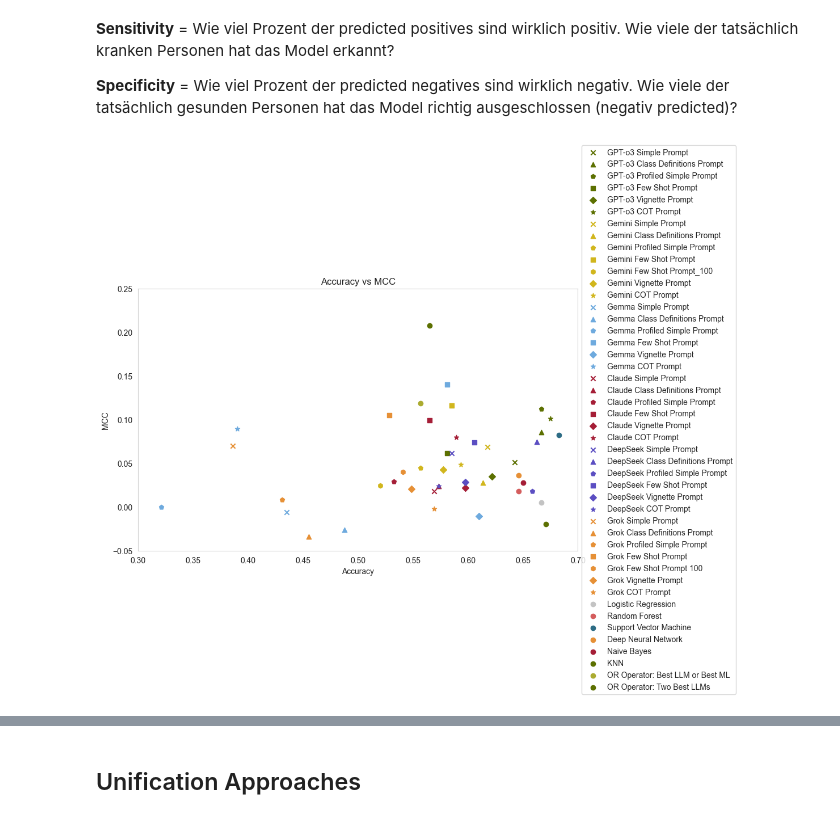
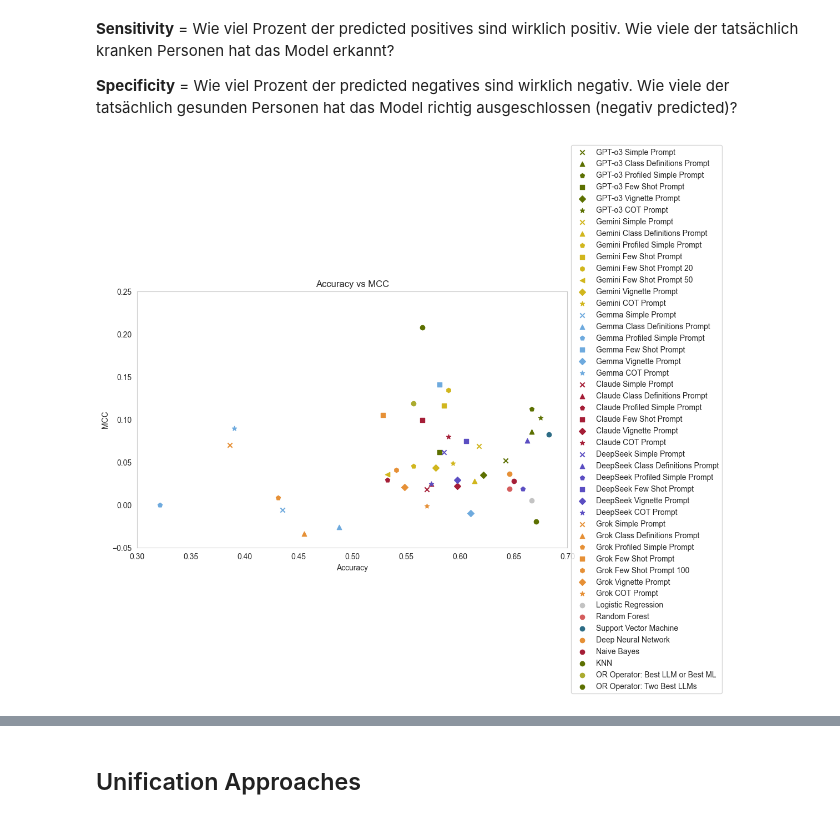
Before and after one commit to kimmizi/master_thesis, a Jupyter notebook: exp/05_Evaluation_Performance.ipynb, the cells around one changed output, grey strips where cells are left out. Saved outputs shown, nothing was run; the diff lists cells and outputs as text; code cells hidden in the pictures.

Commit message:
Running Gemini many shot prompts 20 and 50

```diff
--- a/exp/05_Evaluation_Performance.ipynb
+++ b/exp/05_Evaluation_Performance.ipynb
@@ -89,6 +69,3 @@ y_pred_Gemini_few_shot_prompt_20_3 = pd.read_csv("02_LLM/y_pred_LLMs/Gemini/y_pr
-# %%
-y_pred_Gemini_few_shot_prompt_20 = pd.concat([y_pred_Gemini_few_shot_prompt_20_1, y_pred_Gemini_few_shot_prompt_20_2, y_pred_Gemini_few_shot_prompt_20_3], axis = 0)
-y_pred_Gemini_few_shot_prompt_20.to_csv("02_LLM/y_pred_LLMs/Gemini/y_pred_gemini_few_shot_prompt_20.csv", sep =",", index = False)
 # %%
 y_pred_Gemma_simple_prompt = pd.read_csv("02_LLM/y_pred_LLMs/Gemma/y_pred_gemma_simple_prompt.csv", sep =",")
 y_pred_Gemma_class_def_prompt = pd.read_csv("02_LLM/y_pred_LLMs/Gemma/y_pred_gemma_class_definitions_prompt.csv", sep =",")
@@ -295,6 +270,8 @@ metrics_Gemini_simple_prompt = calculate_metrics(y_test, y_pred_Gemini_simple_pr
 metrics_Gemini_class_def_prompt = calculate_metrics(y_test, y_pred_Gemini_class_def_prompt["y_pred"])
 metrics_Gemini_profiled_simple_prompt = calculate_metrics(y_test, y_pred_Gemini_profiled_simple_prompt["y_pred"])
 metrics_Gemini_few_shot_prompt = calculate_metrics(y_test, y_pred_Gemini_few_shot_prompt["y_pred"])
+metrics_Gemini_few_shot_prompt_20 = calculate_metrics(y_test, y_pred_Gemini_few_shot_prompt_20["y_pred"])
+metrics_Gemini_few_shot_prompt_50 = calculate_metrics(y_test, y_pred_Gemini_few_shot_prompt_50["y_pred"])
 metrics_Gemini_few_shot_prompt_100 = calculate_metrics(y_test, y_pred_Gemini_few_shot_prompt_100["y_pred"])
 metrics_Gemini_vignette_prompt = calculate_metrics(y_test, y_pred_Gemini_vignette_prompt["y_pred"])
 metrics_Gemini_cot_prompt = calculate_metrics(y_test, y_pred_Gemini_cot_prompt["y_pred"])
@@ -457,7 +432,9 @@ plt.scatter(metrics_Gemini_simple_prompt["accuracy"], metrics_Gemini_simple_prom
 plt.scatter(metrics_Gemini_class_def_prompt["accuracy"], metrics_Gemini_class_def_prompt["mcc"], label = "Gemini Class Definitions Prompt", color = hex_colors[2], marker = "^")
 plt.scatter(metrics_Gemini_profiled_simple_prompt["accuracy"], metrics_Gemini_profiled_simple_prompt["mcc"], label = "Gemini Profiled Simple Prompt", color = hex_colors[2], marker = "p")
 plt.scatter(metrics_Gemini_few_shot_prompt["accuracy"], metrics_Gemini_few_shot_prompt["mcc"], label = "Gemini Few Shot Prompt", color = hex_colors[2], marker = "s")
-plt.scatter(metrics_Gemini_few_shot_prompt_100["accuracy"], metrics_Gemini_few_shot_prompt_100["mcc"], label = "Gemini Few Shot Prompt_100", color = hex_colors[2], marker = "h")
+plt.scatter(metrics_Gemini_few_shot_prompt_20["accuracy"], metrics_Gemini_few_shot_prompt_20["mcc"], label = "Gemini Few Shot Prompt 20", color = hex_colors[2], marker = "h")
+plt.scatter(metrics_Gemini_few_shot_prompt_50["accuracy"], metrics_Gemini_few_shot_prompt_50["mcc"], label = "Gemini Few Shot Prompt 50", color = hex_colors[2], marker = "<")
+# plt.scatter(metrics_Gemini_few_shot_prompt_100["accuracy"], metrics_Gemini_few_shot_prompt_100["mcc"], label = "Gemini Few Shot Prompt 100", color = hex_colors[2], marker = "h")
 plt.scatter(metrics_Gemini_vignette_prompt["accuracy"], metrics_Gemini_vignette_prompt["mcc"], label = "Gemini Vignette Prompt", color = hex_colors[2], marker = "D")
 plt.scatter(metrics_Gemini_cot_prompt["accuracy"], metrics_Gemini_cot_prompt["mcc"], label = "Gemini COT Prompt", color = hex_colors[2], marker = "*")
 
@@ -507,34 +484,34 @@ plt.scatter(metrics_OR_best_LLMs["accuracy"], metrics_OR_best_LLMs["mcc"], label
 # plt.scatter(metrics_pov_llm_votes["accuracy"], metrics_pov_llm_votes["mcc"], label = "POV LLM Votes", color = "black", marker = "p")
 # plt.scatter(metrics_pov_simple_votes["accuracy"], metrics_pov_simple_votes["mcc"], label = "POV Simple Votes", color = "black", marker = "x")
 # plt.scatter(metrics_pov_class_definitions_votes["accuracy"], metrics_pov_class_definitions_votes["mcc"], label = "POV Class Definitions Votes", color = "black", marker = "^")
 # plt.scatter(metrics_pov_profiled_simple_votes["accuracy"], metrics_pov_profiled_simple_votes["mcc"], label = "POV Profiled Simple Votes", color = "black", marker = "p")
 # plt.scatter(metrics_pov_few_shot_votes["accuracy"], metrics_pov_few_shot_votes["mcc"], label = "POV Few Shot Votes", color = "black", marker = "s")
 # plt.scatter(metrics_pov_vignette_votes["accuracy"], metrics_pov_vignette_votes["mcc"], label = "POV Vignette Votes", color = "black", marker = "D")
 # plt.scatter(metrics_pov_cot_votes["accuracy"], metrics_pov_cot_votes["mcc"], label = "POV COT Votes", color = "black", marker = "*")
 
 
 # plt.scatter(metrics_new_input_dnn["accuracy"], metrics_new_input_dnn["mcc"], label = "New Input DNN", color = "green", marker = "s")
 # plt.scatter(metrics_new_input_svc["accuracy"], metrics_new_input_svc["mcc"], label = "New Input SVC", color = "orange", marker = "D")
 # plt.scatter(metrics_new_input_svc_2["accuracy"], metrics_new_input_svc_2["mcc"], label = "New Input SVC All train set", color = "purple", marker = "*")
 
 plt.xlim(0.3, 0.7)
 plt.ylim(-0.05, 0.25)
 
 # plt.xlim(0, 1.02)
 # plt.ylim(-1.02, 1.02)
 
 plt.xlabel("Accuracy")
 plt.ylabel("MCC")
 plt.title("Accuracy vs MCC")
 plt.legend(loc = 'center left', bbox_to_anchor = (1, 0.5))
 plt.grid()
 
 # # save as png
 # plt.savefig("../doc/figs/01_LLM_ML_performance/accuracy_mcc_LLMs.png", dpi = 300, bbox_inches = "tight")
 # plt.savefig("../doc/figs/01_LLM_ML_performance/accuracy_mcc_all_models.png", dpi = 300, bbox_inches = "tight")
 # plt.savefig("../doc/figs/01_LLM_ML_performance/accuracy_mcc_LLMs_ML_0_1.png", dpi = 300, bbox_inches = "tight")
 # %% [output]
-[figure, old version]
+[figure, new version]
 # %%
 # plot sensitivity vs specificity for all simple prompts
 plt.figure(figsize = (10, 6))
```
Also changed, not shown: parts of 5 cells of this notebook, 7 other files.
